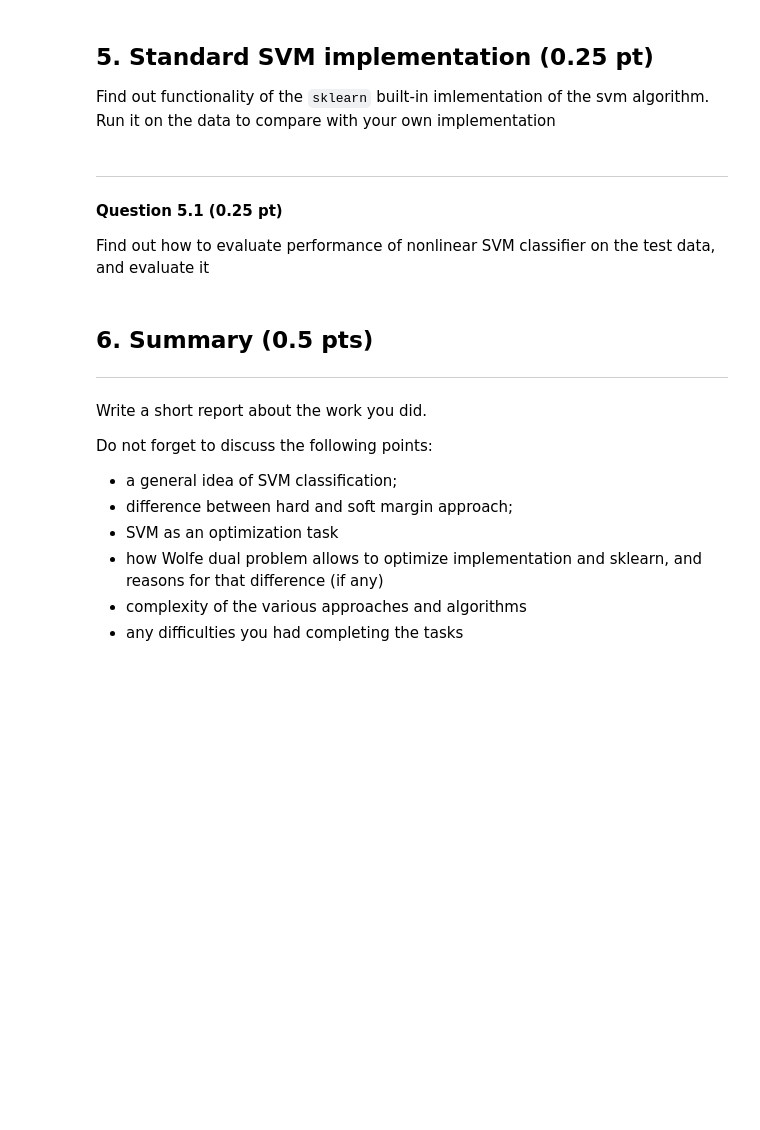
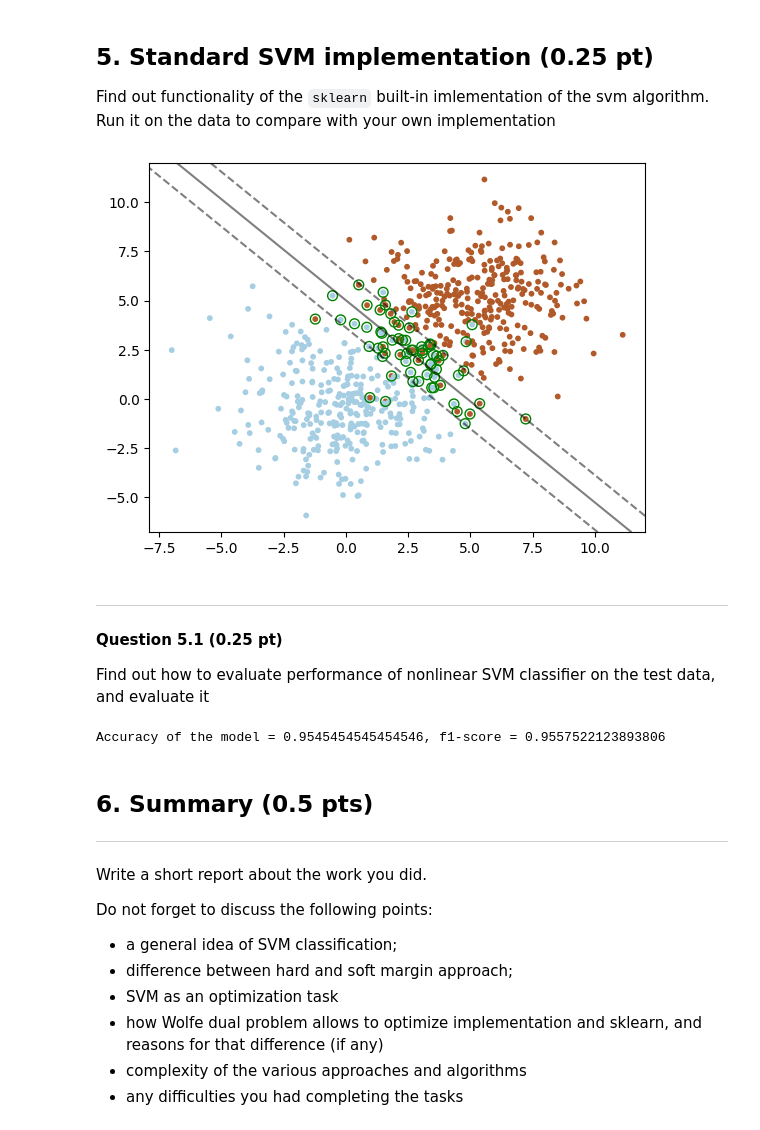
Before and after one commit to ch1pkav/mmml_lab2, a Jupyter notebook: MMML-24-Lab2.ipynb, the cells around one changed output. Cells and saved outputs as stored; diff of their text form; code cells hidden in the pictures; blank space fills up the shorter version.

```diff
--- a/MMML-24-Lab2.ipynb
+++ b/MMML-24-Lab2.ipynb
@@ -915,39 +1020,42 @@ Find information about other possible kernel functions (for example, RBF kernel)
 
 Find out functionality of the `sklearn` built-in imlementation of the svm algorithm. Run it on the data to compare with your own implementation
 # %%
+from sklearn import svm
 # ========= YOUR CODE STARTS HERE ========= #
-clf = ...
+clf = svm.SVC(kernel='linear')
 # ========== YOUR CODE ENDS HERE ========== #
 clf.fit(X_train, y_train)
 
 plt.scatter(X_train[:, 0], X_train[:, 1], c=y_train, s=10, cmap=plt.cm.Paired)
 
 # plot the decision function
 ax = plt.gca()
 xlim = ax.get_xlim()
 ylim = ax.get_ylim()
 
 # create grid to evaluate model
 xx = np.linspace(xlim[0], xlim[1], 30)
 yy = np.linspace(ylim[0], ylim[1], 30)
 YY, XX = np.meshgrid(yy, xx)
 xy = np.vstack([XX.ravel(), YY.ravel()]).T
 Z = clf.decision_function(xy).reshape(XX.shape)
 
 # plot decision boundary and margins
 ax.contour(
     XX, YY, Z, colors="k", levels=[-1, 0, 1], alpha=0.5, linestyles=["--", "-", "--"]
 )
 # plot support vectors
 ax.scatter(
     clf.support_vectors_[:, 0],
     clf.support_vectors_[:, 1],
     s=50,
     linewidth=1,
     facecolors="none",
     edgecolors="g",
 )
 plt.show()
+# %% [output]
+[figure, added]
 # %% [markdown]
 ---
 #### **Question 5.1 (0.25 pt)**
@@ -959,10 +1067,12 @@ from sklearn.metrics import accuracy_score
 from sklearn.metrics import f1_score
 
 # ========= YOUR CODE STARTS HERE ========= #
-acc = ...
-f1 = ...
+acc = accuracy_score(y_test, clf.predict(X_test))
+f1 = f1_score(y_test, clf.predict(X_test))
 # ========== YOUR CODE ENDS HERE ========== #
 print(f"Accuracy of the model = {acc}, f1-score = {f1}")
+# %% [output]
+Accuracy of the model = 0.9545454545454546, f1-score = 0.9557522123893806
 # %% [markdown]
 ## 6. Summary **(0.5 pts)**
 
```
Also changed, not shown: parts of 32 cells of this notebook.
